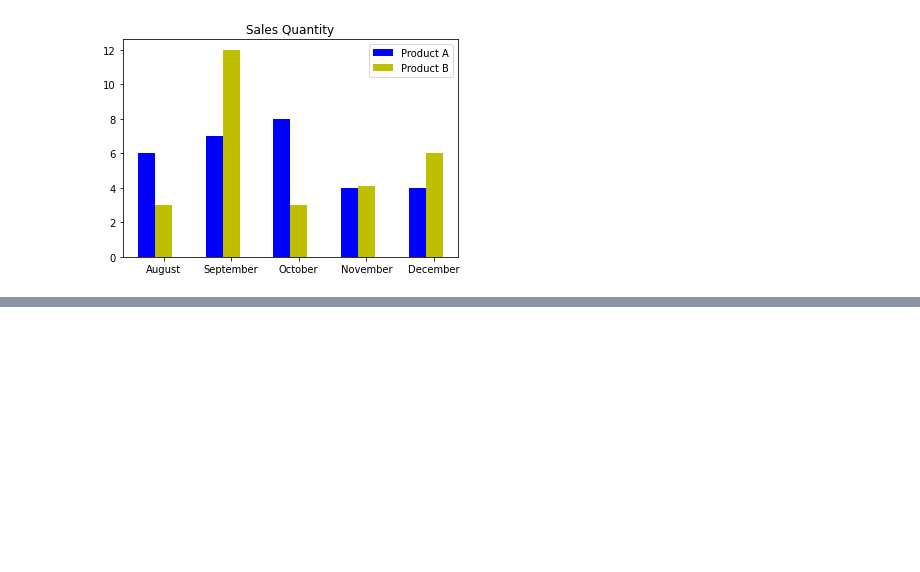
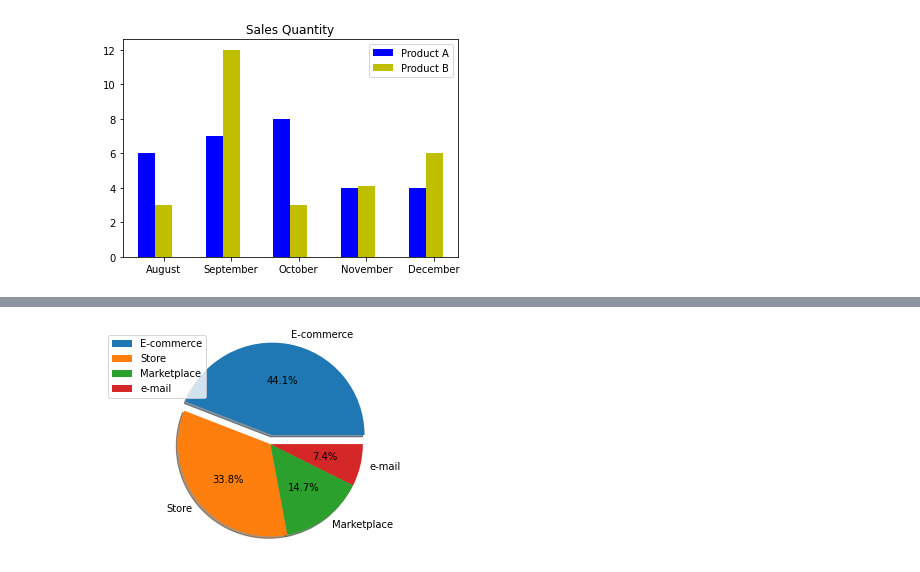
Before and after one commit to jpaulorc/DSZ, a Jupyter notebook: Data_Visualization.ipynb, the cells around one changed output, grey strips where cells are left out. Saved outputs shown, nothing was run; the diff lists cells and outputs as text; code cells hidden in the pictures; blank space fills up the shorter version.

```diff
--- a/Data_Visualization.ipynb
+++ b/Data_Visualization.ipynb
@@ -80,0 +102,14 @@ plt.show()
+# %%
+values = [3000, 2300, 1000, 500]
+labels = ['E-commerce', 'Store', 'Marketplace', 'e-mail']
+
+explode = (0.1, 0, 0, 0)
+
+plt.pie(values, labels=labels, autopct='%1.1f%%', shadow=True, explode=explode)
+plt.legend(labels, loc=2)
+
+plt.axis('equal')
+
+plt.show()
+# %% [output]
+[figure, added]
```
Also changed, not shown: parts of 4 cells of this notebook.
